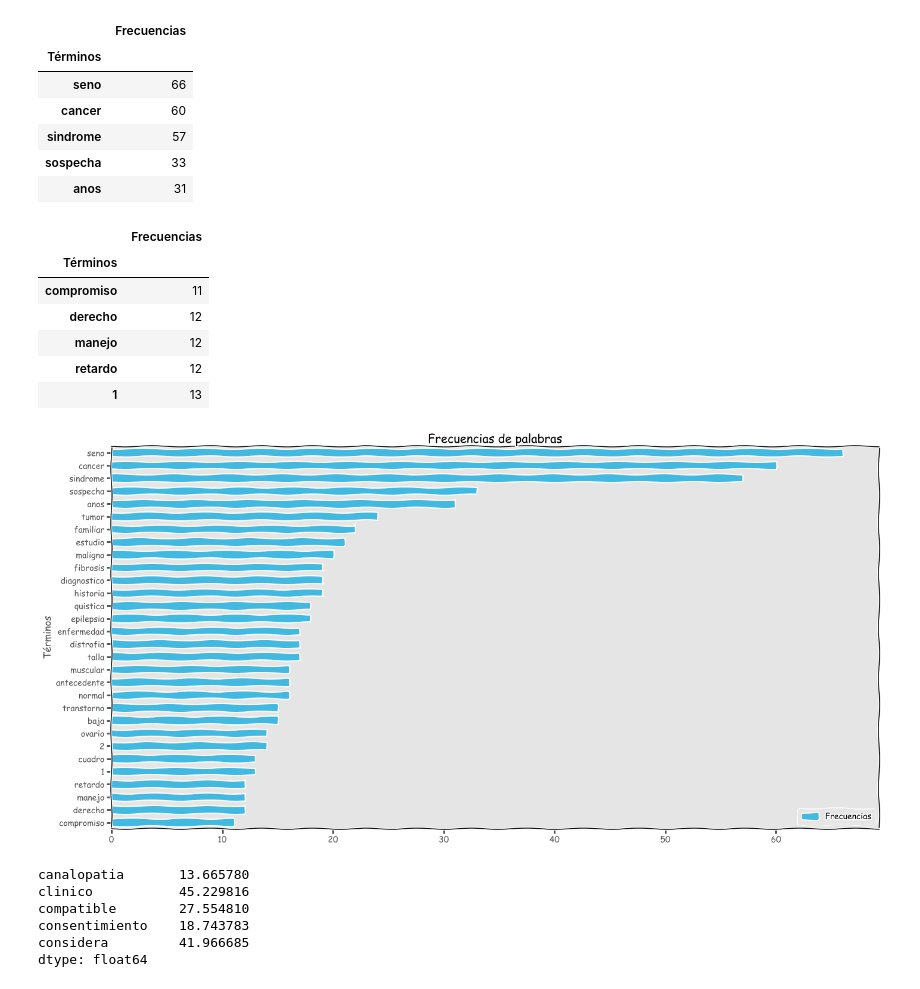
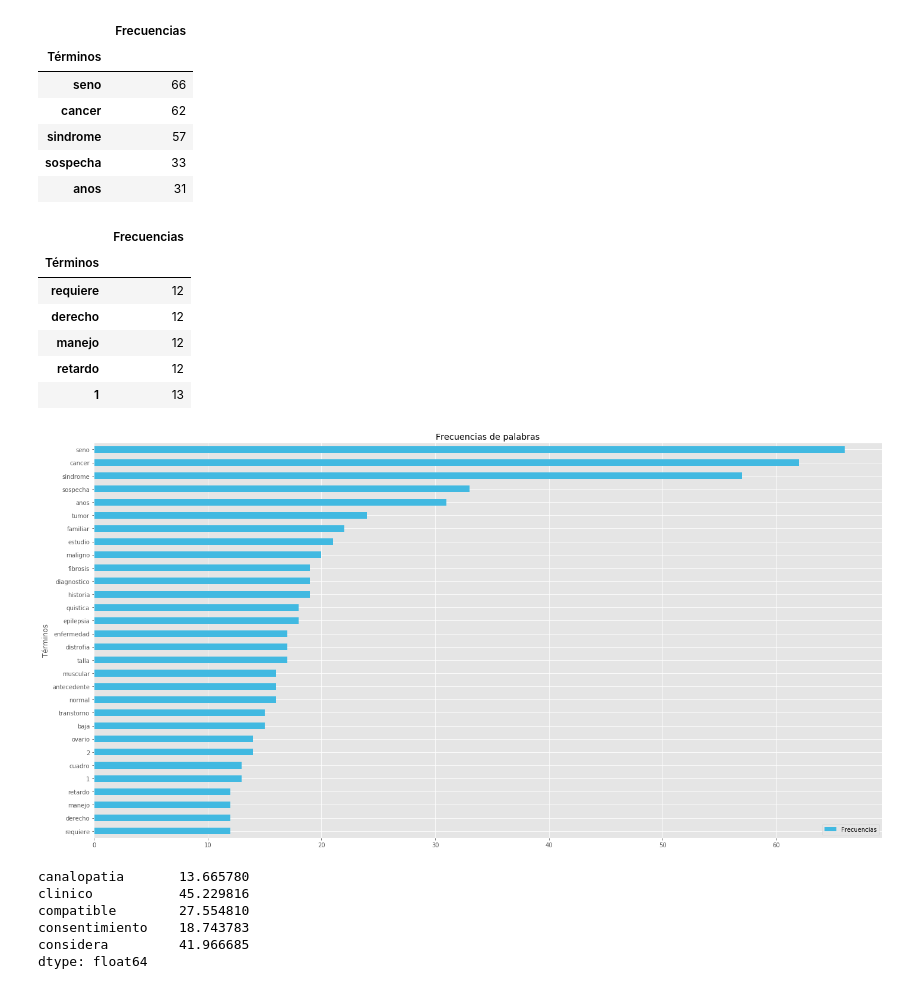
Before and after one commit to jevelezse/mineria_tesis, a Jupyter notebook: mineria_de texto.ipynb, the cells around one changed output. Cells and saved outputs as stored; diff of their text form; code cells hidden in the pictures.

```diff
--- a/mineria_de texto.ipynb
+++ b/mineria_de texto.ipynb
@@ -31,12 +24,13 @@ matplotlib.rcParams.update({'figure.autolayout': True})
 df = pd.read_csv('HC.csv')
 # %%
 df['historia_clinica'] = df['historia_clinica'].str.replace(',',' ')
-df ['historia_clinica']= df['historia_clinica'].str.replace(' S. ',' sindrome ')
+df['historia_clinica']= df['historia_clinica'].str.replace(' S. ',' sindrome ')
+df['historia_clinica'] = df['historia_clinica'].str.replace('.',' ')
 # %%
 df['historia_clinica'] = df['historia_clinica'].str.lower().str.replace('años','anos')
 df['historia_clinica'] = df['historia_clinica'].str.lower().str.replace('mama','seno')
 # %%
-remove_words = ['paciente','pacientes','gen','secuenciacion','molecular','tipo','mas']
+remove_words = ['paciente','pacientes','gen','secuenciacion','molecular','tipo','mas','de']
 pat = r'\b(?:{})\b'.format('|'.join(remove_words))
 df['historia_clinica'] = df['historia_clinica'].str.replace(pat,' ')
 # %%
@@ -61,3 +55,8 @@ df['historia_clinica']
 Name: historia_clinica, Length: 228, dtype: object
 # %%
 df = df.rename(columns={'historia_clinica': 'HC'})
+# %%
+from nltk.corpus import stopwords
+stop = stopwords.words('spanish')
+q = r'\b(?:{})\b'.format('|'.join(stop).encode('utf-8'))
+df['HC'] = df['HC'].str.replace(q,' ')
@@ -79,7 +112,7 @@ df2 = pd.read_csv('hc1.csv')
 # %%
 top_N = 30
 # %%
-txt = df2.HC.str.lower().str.replace(r'.', ' ').str.cat(sep= ' ')
+txt = df1.HC.str.lower().str.replace(r'.', ' ').str.cat(sep= ' ')
 words = nltk.tokenize.word_tokenize(txt)
 word_dist = nltk.FreqDist(words)
 # %%
@@ -92,7 +125,7 @@ rslt.head()
 |  | Frecuencias |
 | Términos |  |
 | seno | 66 |
-| cancer | 60 |
+| cancer | 62 |
 | sindrome | 57 |
 | sospecha | 33 |
 | anos | 31 |
@@ -103,18 +136,18 @@ frecuencias.head()
 # %% [output]
 |  | Frecuencias |
 | Términos |  |
-| compromiso | 11 |
+| requiere | 12 |
 | derecho | 12 |
 | manejo | 12 |
 | retardo | 12 |
 | 1 | 13 |
 # %%
-plt.xkcd()
+#plt.xkcd()
 plot = frecuencias.plot(kind="barh", title = 'Frecuencias de palabras' , color = [('#41b9e1')],figsize=(20, 10));
 fig = plot.get_figure();
 fig.savefig("frecuecias.png", bbox_inches=0)
 # %% [output]
-[figure, old version]
+[figure, new version]
 # %%
 idf = pd.read_csv('idffrecuencias1.csv') #calculado con R
 del idf['Unnamed: 0']
```
Also changed, not shown: parts of 36 cells of this notebook.
